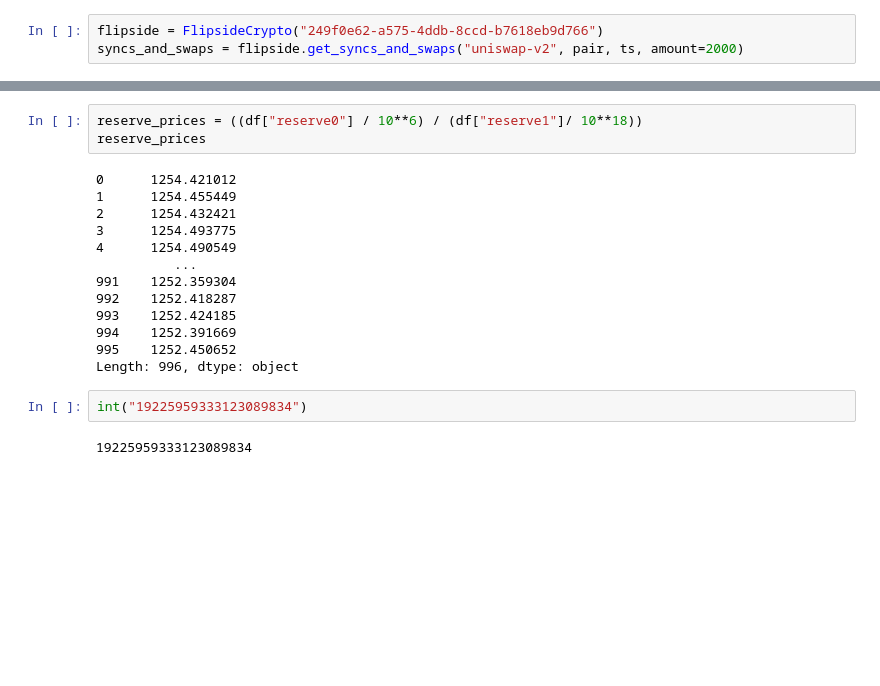
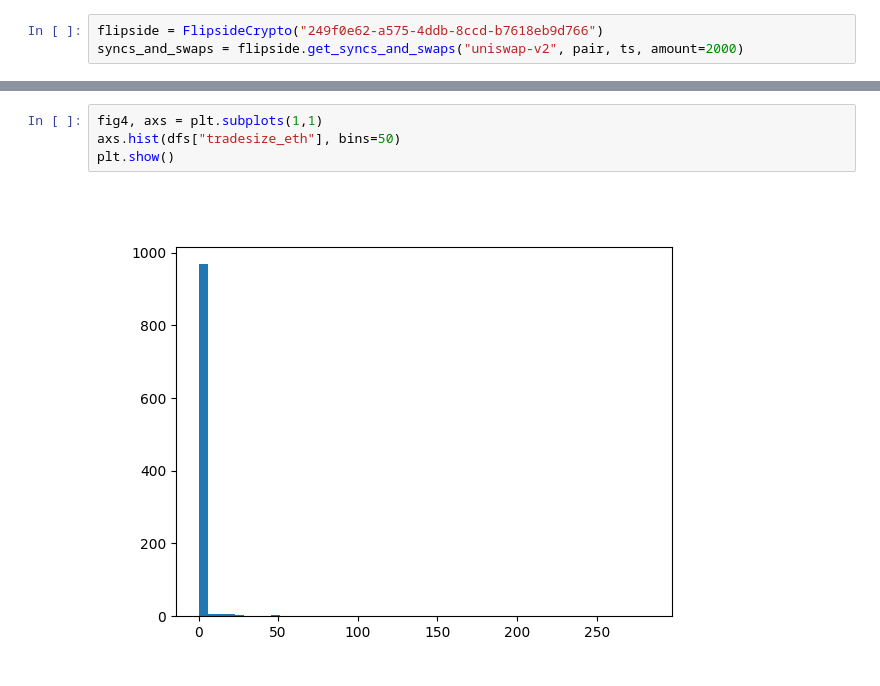
Before and after one commit to franwe/ChaosData, a Jupyter notebook: price_impact.ipynb, the cells around one changed output, grey strips where cells are left out. Cells and saved outputs as stored; diff of their text form; blank space fills up the shorter version.

```diff
--- a/price_impact.ipynb
+++ b/price_impact.ipynb
@@ -78,20 +227,6 @@ plt.scatter(reserve_prices.index, reserve_prices)
-# %%
-reserve_prices = ((df["reserve0"] / 10**6) / (df["reserve1"]/ 10**18))
-reserve_prices
-# %% [output]
-0      1254.421012
-1      1254.455449
-2      1254.432421
-3      1254.493775
-4      1254.490549
-          ...
-991    1252.359304
-992    1252.418287
-993    1252.424185
-994    1252.391669
-995    1252.450652
-Length: 996, dtype: object
-# %%
-int("19225959333123089834")
-# %% [output]
-19225959333123089834
+# %%
+fig4, axs = plt.subplots(1,1)
+axs.hist(dfs["tradesize_eth"], bins=50)
+plt.show()
+# %% [output]
+[figure, added]
```
Also changed, not shown: parts of 23 cells of this notebook.
